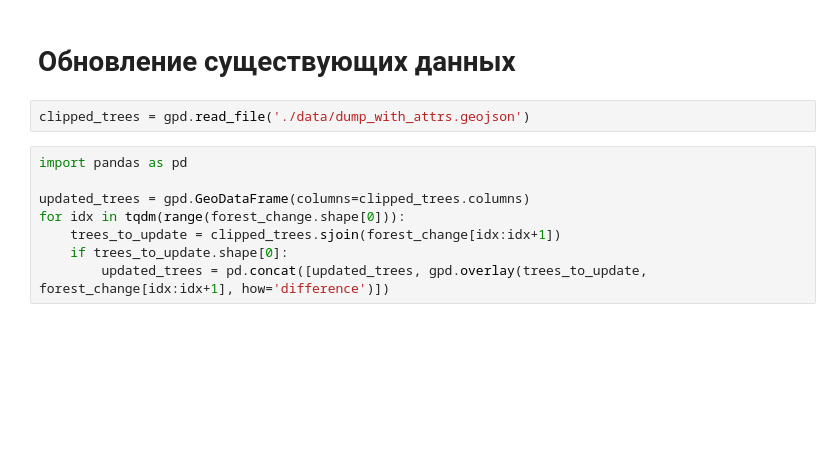
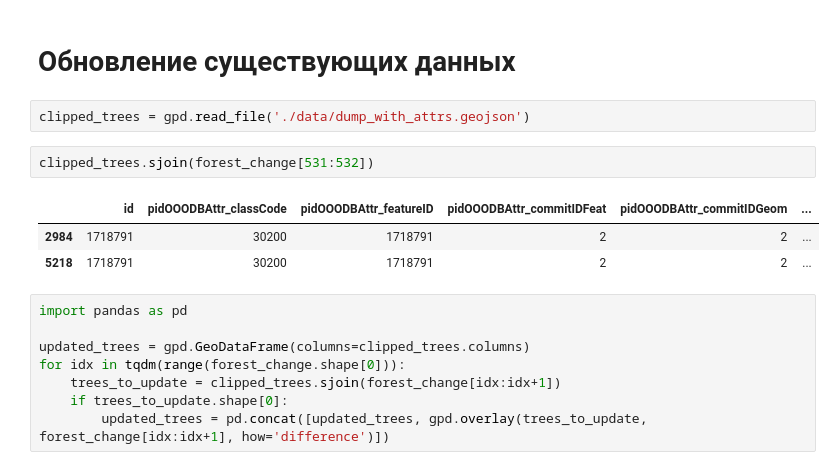
Before and after one commit to eivankin/nto-geo, a Jupyter notebook: playground.ipynb, the cells around one changed output. Saved outputs shown, nothing was run; the diff lists cells and outputs as text; blank space fills up the shorter version.

```diff
--- a/playground.ipynb
+++ b/playground.ipynb
@@ -467,6 +467,12 @@ plt.show()
 # Обновление существующих данных
 # %%
 clipped_trees = gpd.read_file('./data/dump_with_attrs.geojson')
+# %%
+clipped_trees.sjoin(forest_change[531:532])
+# %% [output]
+|  | id | pidOOODBAttr_classCode | pidOOODBAttr_featureID | pidOOODBAttr_commitIDFeat | pidOOODBAttr_commitIDGeom | ... |
+| 2984 | 1718791 | 30200 | 1718791 | 2 | 2 | ... |
+| 5218 | 1718791 | 30200 | 1718791 | 2 | 2 | ... |
 # %%
 import pandas as pd
 
```
Also changed, not shown: parts of 7 cells of this notebook, 2 other files.
